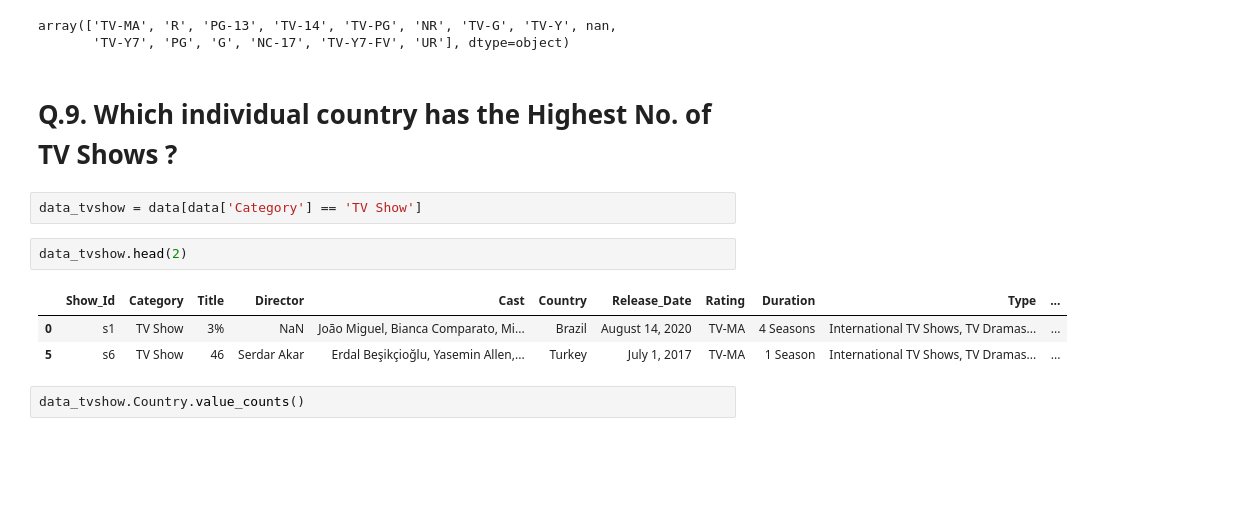
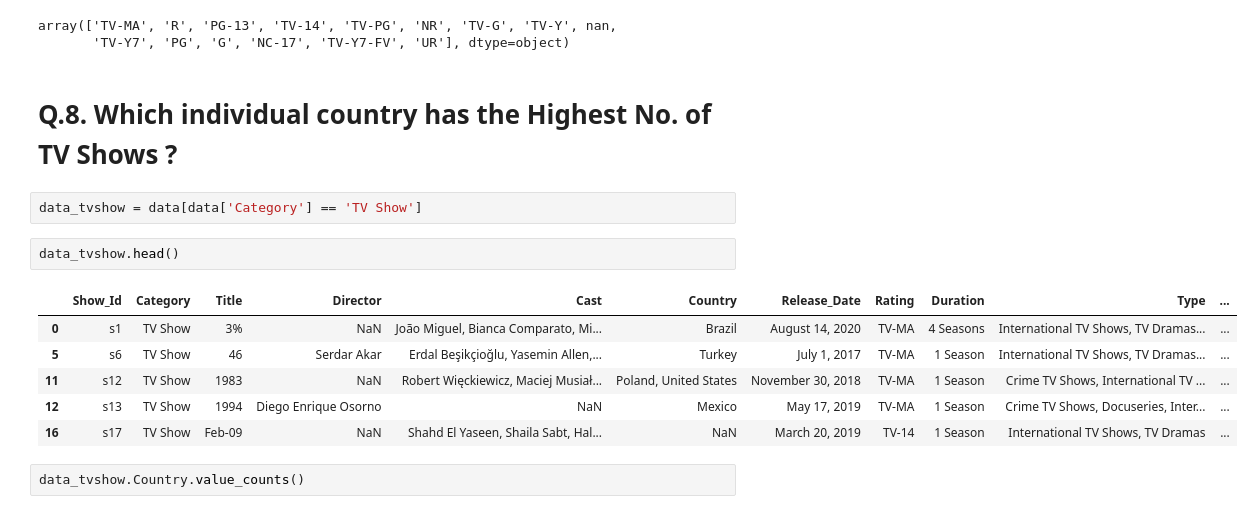
Before and after one commit to Ashna-lamba/Netflix-Data-Analysis, a Jupyter notebook: Netflix_DataAnalysis.ipynb, the cells around one changed output. Saved outputs shown, nothing was run; the diff lists cells and outputs as text; blank space fills up the shorter version.

```diff
--- a/Netflix_DataAnalysis.ipynb
+++ b/Netflix_DataAnalysis.ipynb
@@ -312,15 +280,18 @@ data['Rating'].unique()
 array(['TV-MA', 'R', 'PG-13', 'TV-14', 'TV-PG', 'NR', 'TV-G', 'TV-Y', nan,
        'TV-Y7', 'PG', 'G', 'NC-17', 'TV-Y7-FV', 'UR'], dtype=object)
 # %% [markdown]
-# Q.9. Which individual country has the Highest No. of TV Shows ?
+# Q.8. Which individual country has the Highest No. of TV Shows ?
 # %%
 data_tvshow = data[data['Category'] == 'TV Show']
 # %%
-data_tvshow.head(2)
+data_tvshow.head()
 # %% [output]
 |  | Show_Id | Category | Title | Director | Cast | Country | Release_Date | Rating | Duration | Type | ... |
 | 0 | s1 | TV Show | 3% | NaN | João Miguel, Bianca Comparato, Mi... | Brazil | August 14, 2020 | TV-MA | 4 Seasons | International TV Shows, TV Dramas... | ... |
 | 5 | s6 | TV Show | 46 | Serdar Akar | Erdal Beşikçioğlu, Yasemin Allen,... | Turkey | July 1, 2017 | TV-MA | 1 Season | International TV Shows, TV Dramas... | ... |
+| 11 | s12 | TV Show | 1983 | NaN | Robert Więckiewicz, Maciej Musiał... | Poland, United States | November 30, 2018 | TV-MA | 1 Season | Crime TV Shows, International TV ... | ... |
+| 12 | s13 | TV Show | 1994 | Diego Enrique Osorno | NaN | Mexico | May 17, 2019 | TV-MA | 1 Season | Crime TV Shows, Docuseries, Inter... | ... |
+| 16 | s17 | TV Show | Feb-09 | NaN | Shahd El Yaseen, Shaila Sabt, Hal... | NaN | March 20, 2019 | TV-14 | 1 Season | International TV Shows, TV Dramas | ... |
 # %%
 data_tvshow.Country.value_counts()
 # %% [output]
```
Also changed, not shown: parts of 18 cells of this notebook.
